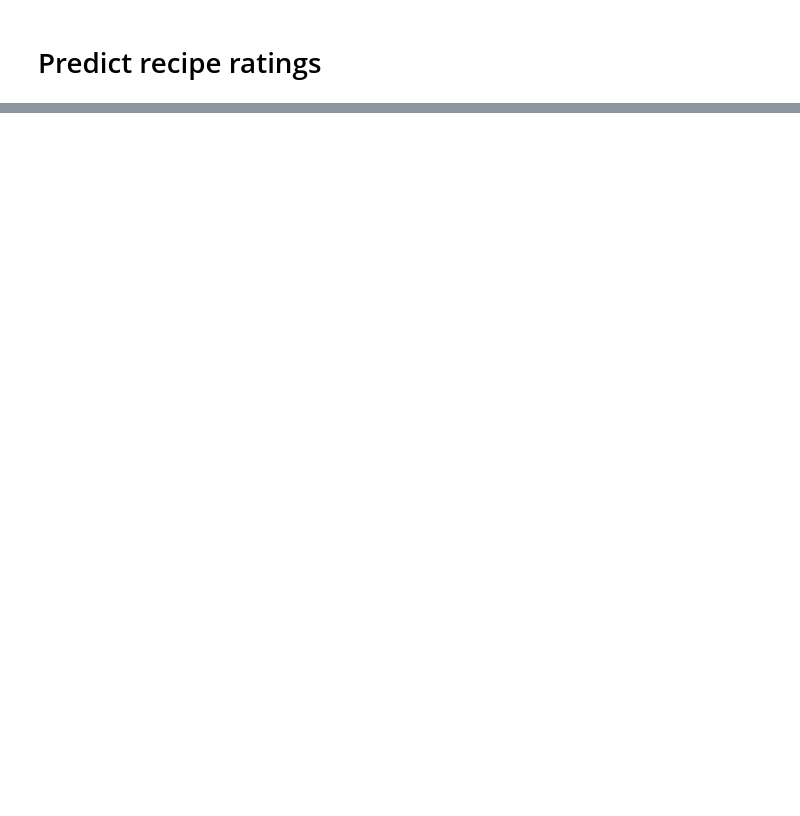
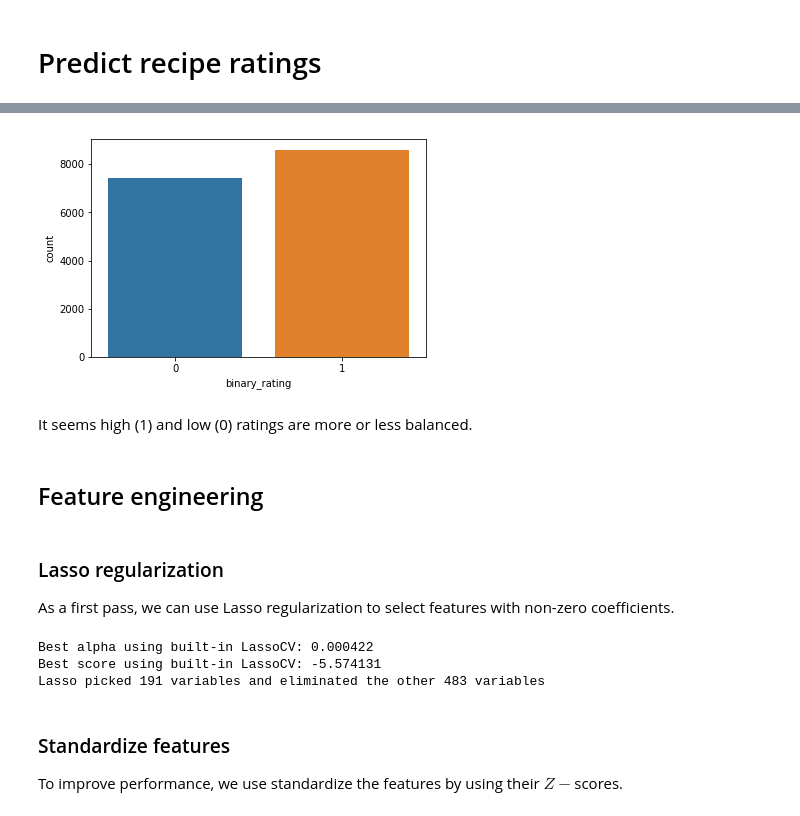
Before and after one commit to Yuan-Meng/SVM, a Jupyter notebook: svm_recipes.ipynb, the cells around one changed output, grey strips where cells are left out. Cells and saved outputs as stored; diff of their text form; code cells hidden in the pictures; blank space fills up the shorter version.

```diff
--- a/svm_recipes.ipynb
+++ b/svm_recipes.ipynb
@@ -18,0 +65,6 @@ raw_data = pd.read_csv('https://tf-assets-prod.s3.amazonaws.com/tf-curric/data-s
+# %%
+# Copy original dataframe
+df = raw.copy()
+
+# Drop columns with too many missing data
+df.drop(missing.index.tolist(), axis=1, inplace=True)
@@ -18,0 +73,2 @@ raw_data = pd.read_csv('https://tf-assets-prod.s3.amazonaws.com/tf-curric/data-s
+# %%
+df.drop("title", axis=1, inplace=True)
@@ -18,0 +80,17 @@ raw_data = pd.read_csv('https://tf-assets-prod.s3.amazonaws.com/tf-curric/data-s
+# %%
+from sklearn.model_selection import train_test_split
+
+# y is the target variable, recipe ratings
+y = df["rating"]
+
+# X is set of features used to predict ratings
+X = df.loc[:, df.columns != "rating"]
+
+# Create training and testing datasets
+X_train, X_test, y_train, y_test = train_test_split(
+    X, y, test_size=0.2, random_state=465
+)
+
+df_train = pd.concat([X_train, y_train.reindex(X_train.index)], axis=1)
+
+df_test = pd.concat([X_test, y_test.reindex(X_test.index)], axis=1)
@@ -18,0 +100,17 @@ raw_data = pd.read_csv('https://tf-assets-prod.s3.amazonaws.com/tf-curric/data-s
+# %%
+# Mean of the training data
+cutoff = df_train["rating"].median()
+
+# Apply the cutoff to training and testing data
+df_train["binary_rating"] = df_train["rating"].apply(lambda x: 1 if x >= cutoff else 0)
+df_test["binary_rating"] = df_test["rating"].apply(lambda x: 1 if x >= cutoff else 0)
+
+# Drop off the old column
+df_train.drop("rating", axis=1, inplace=True)
+df_test.drop("rating", axis=1, inplace=True)
+
+# New target and feature vectors
+X_train = df_train.loc[:, df_train.columns != "binary_rating"]
+X_test = df_test.loc[:, df_test.columns != "binary_rating"]
+y_train = df_train["binary_rating"]
+y_test = df_test["binary_rating"]
@@ -18,0 +124,34 @@ raw_data = pd.read_csv('https://tf-assets-prod.s3.amazonaws.com/tf-curric/data-s
+# %%
+sns.countplot(x="binary_rating", data=df_train)
+plt.show()
+# %% [output]
+[figure, added]
+# %% [markdown]
+It seems high (1) and low (0) ratings are more or less balanced.
+# %% [markdown]
+## Feature engineering
+# %% [markdown]
+### Lasso regularization
+As a first pass, we can use Lasso regularization to select features with non-zero coefficients.
+# %%
+from sklearn.linear_model import LassoCV
+
+# Apply Lasso regularization
+reg = LassoCV()
+reg.fit(X_train, y_train)
+print("Best alpha using built-in LassoCV: %f" % reg.alpha_)
+print("Best score using built-in LassoCV: %f" % reg.score(X, y))
+coef = pd.Series(reg.coef_, index=X.columns)
+
+# How many features are picked by Lasso?
+print(
+    "Lasso picked "
+    + str(sum(coef != 0))
+    + " variables and eliminated the other "
+    + str(sum(coef == 0))
+    + " variables"
+)
+# %% [output]
+Best alpha using built-in LassoCV: 0.000422
+Best score using built-in LassoCV: -5.574131
+Lasso picked 191 variables and eliminated the other 483 variables
@@ -18,0 +163,3 @@ raw_data = pd.read_csv('https://tf-assets-prod.s3.amazonaws.com/tf-curric/data-s
+# %% [markdown]
+### Standardize features
+To improve performance, we use standardize the features by using their $Z-$scores.
```
Also changed, not shown: parts of 32 cells of this notebook.
